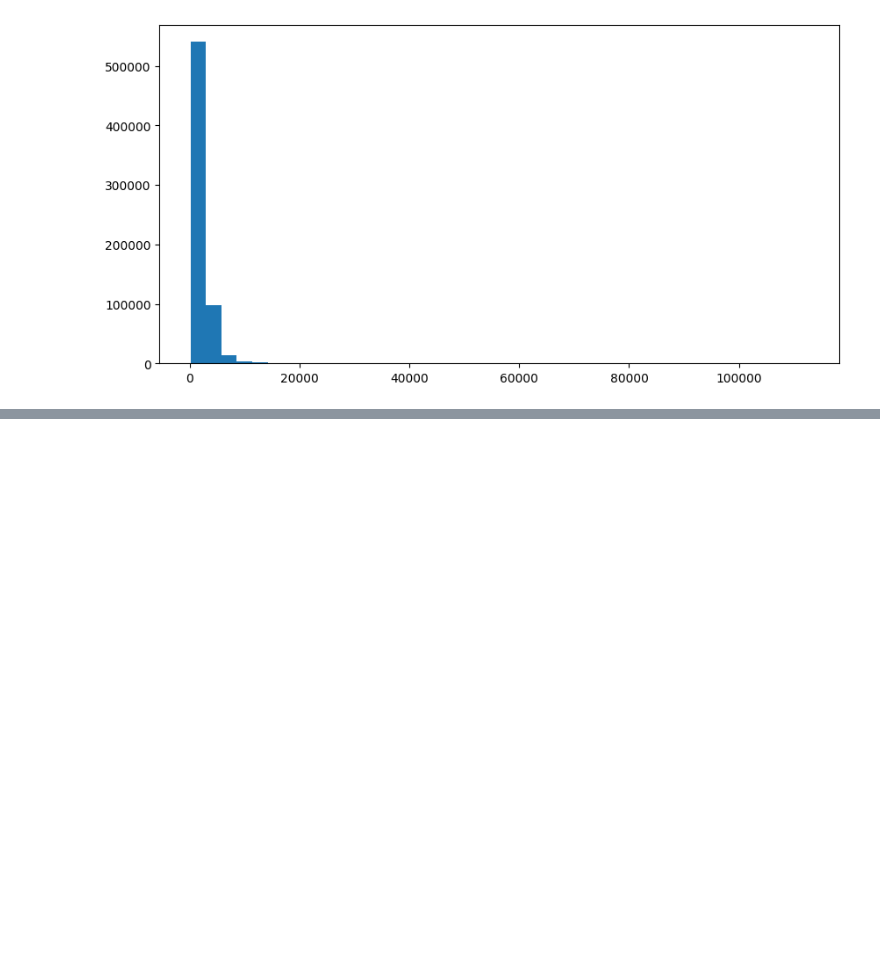
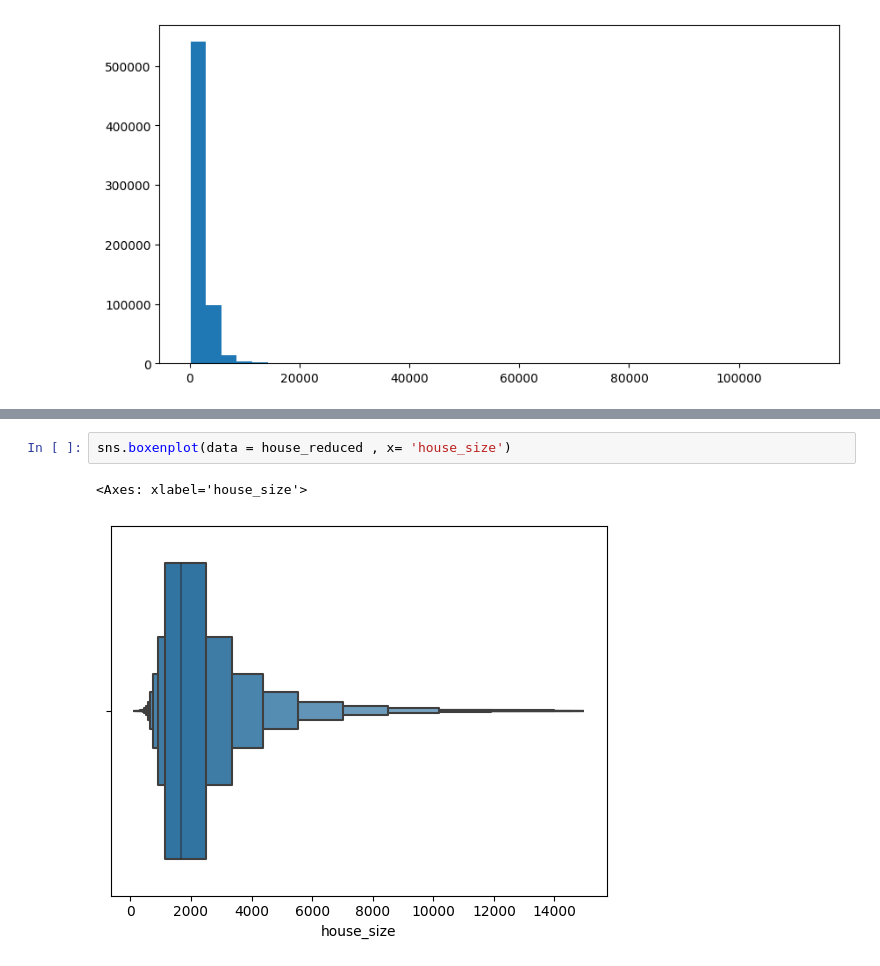
Before and after one commit to zinakhazaee/MachineLearning-SupervisedLearning_Regression, a Jupyter notebook: usa_real_estate.ipynb, the cells around one changed output, grey strips where cells are left out. Cells and saved outputs as stored; diff of their text form; blank space fills up the shorter version.

```diff
--- a/usa_real_estate.ipynb
+++ b/usa_real_estate.ipynb
@@ -293,0 +306,5 @@ plt.show()
+# %%
+sns.boxenplot(data = house_reduced , x= 'house_size')
+# %% [output]
+<Axes: xlabel='house_size'>
+[figure, added]
```
Also changed, not shown: parts of 9 cells of this notebook.
